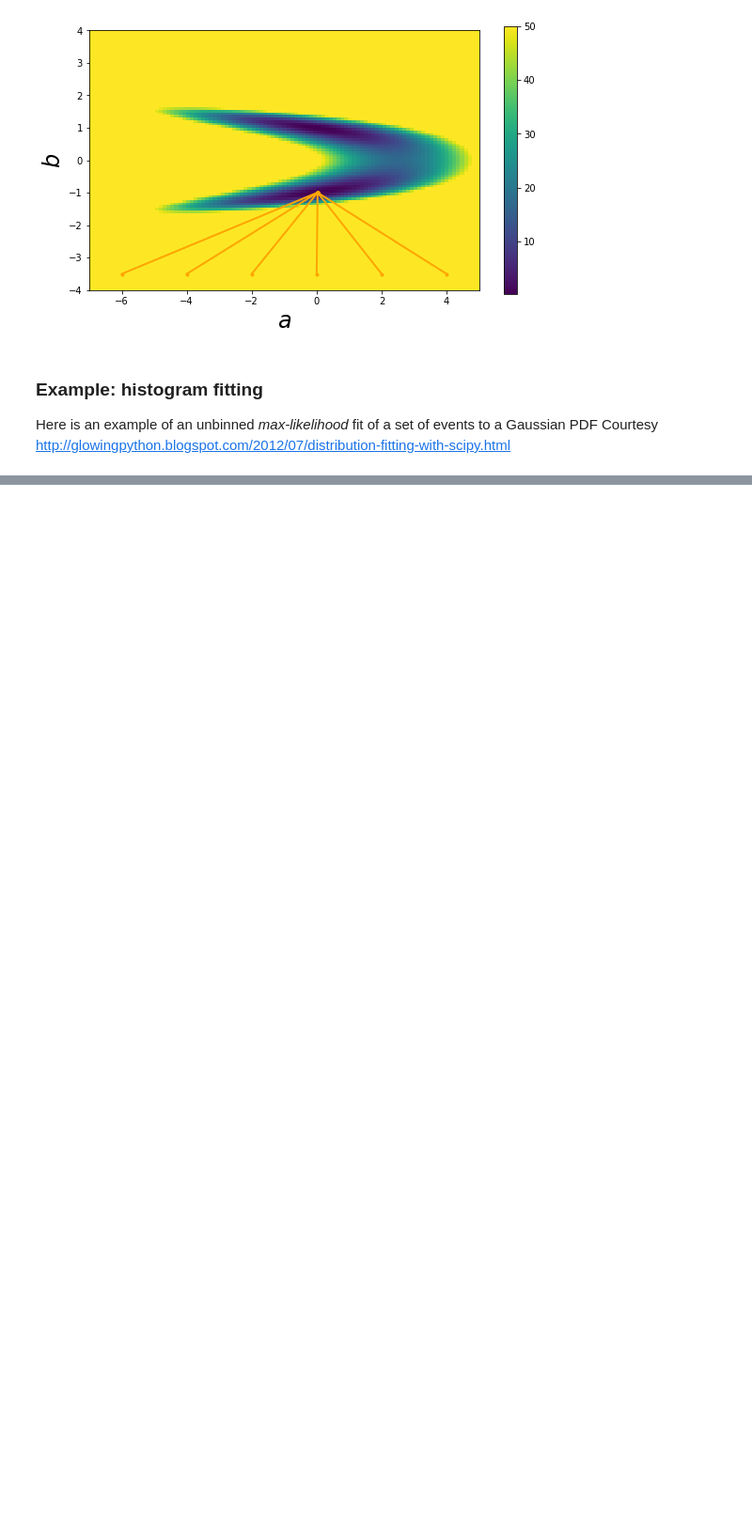
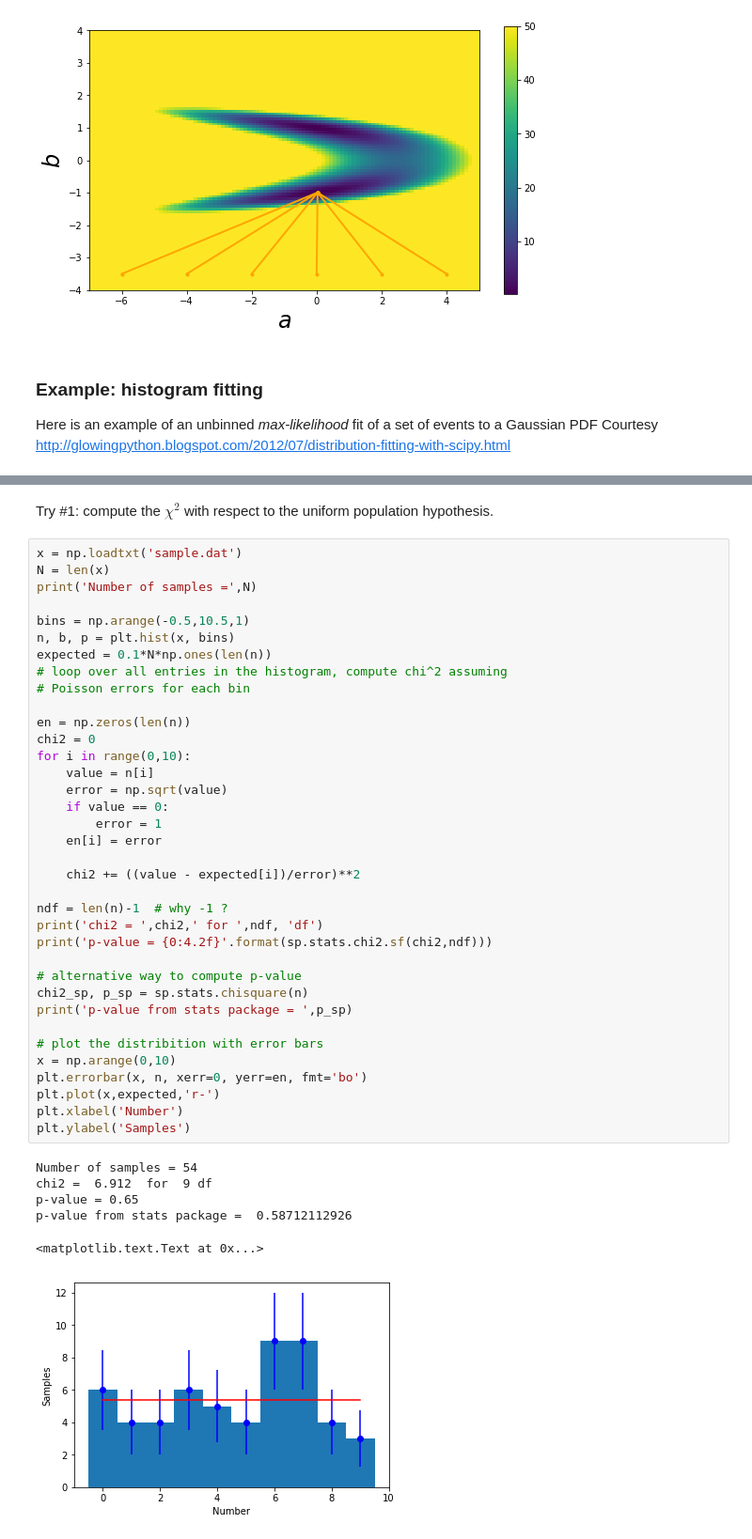
Before and after one commit to ds-connectors/PHYSICS-88, a Jupyter notebook: sp19/Week07/Lecture05.ipynb, the cells around one changed output, grey strips where cells are left out. Shown at 94% size. Saved outputs shown, nothing was run; the diff lists cells and outputs as text; blank space fills up the shorter version.

```diff
--- a/sp19/Week07/Lecture05.ipynb
+++ b/sp19/Week07/Lecture05.ipynb
@@ -389,0 +465,45 @@ show()
+# %% [markdown]
+Try #1: compute the $\chi^2$ with respect to the uniform population hypothesis.
+# %%
+x = np.loadtxt('sample.dat')
+N = len(x)
+print('Number of samples =',N)
+
+bins = np.arange(-0.5,10.5,1)
+n, b, p = plt.hist(x, bins)
+expected = 0.1*N*np.ones(len(n))
+# loop over all entries in the histogram, compute chi^2 assuming
+# Poisson errors for each bin
+
+en = np.zeros(len(n))
+chi2 = 0
+for i in range(0,10):
+    value = n[i]
+    error = np.sqrt(value)
+    if value == 0:
+        error = 1
+    en[i] = error
+
+    chi2 += ((value - expected[i])/error)**2
+
+ndf = len(n)-1  # why -1 ?
+print('chi2 = ',chi2,' for ',ndf, 'df')
+print('p-value = {0:4.2f}'.format(sp.stats.chi2.sf(chi2,ndf)))
+
+# alternative way to compute p-value
+chi2_sp, p_sp = sp.stats.chisquare(n)
+print('p-value from stats package = ',p_sp)
+
+# plot the distribition with error bars
+x = np.arange(0,10)
+plt.errorbar(x, n, xerr=0, yerr=en, fmt='bo')
+plt.plot(x,expected,'r-')
+plt.xlabel('Number')
+plt.ylabel('Samples')
+# %% [output]
+Number of samples = 54
+chi2 =  6.912  for  9 df
+p-value = 0.65
+p-value from stats package =  0.58712112926
+<matplotlib.text.Text at 0x...>
+[figure, added]
```
Also changed, not shown: parts of 9 cells of this notebook.
